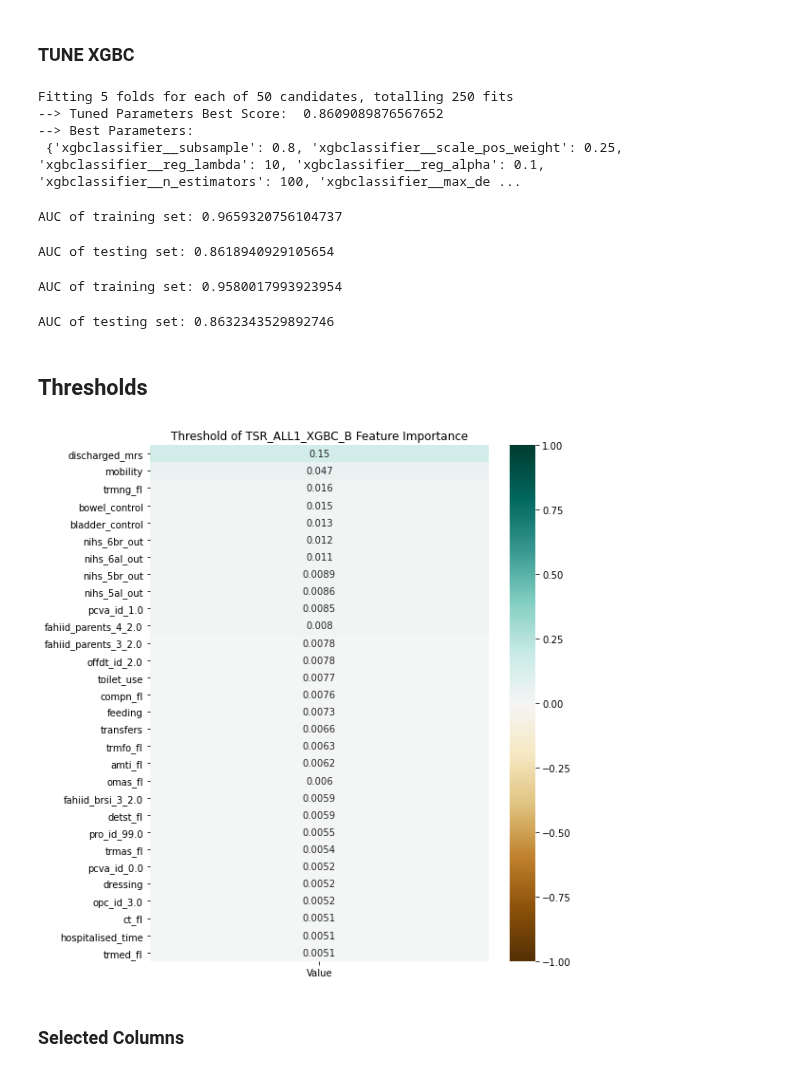
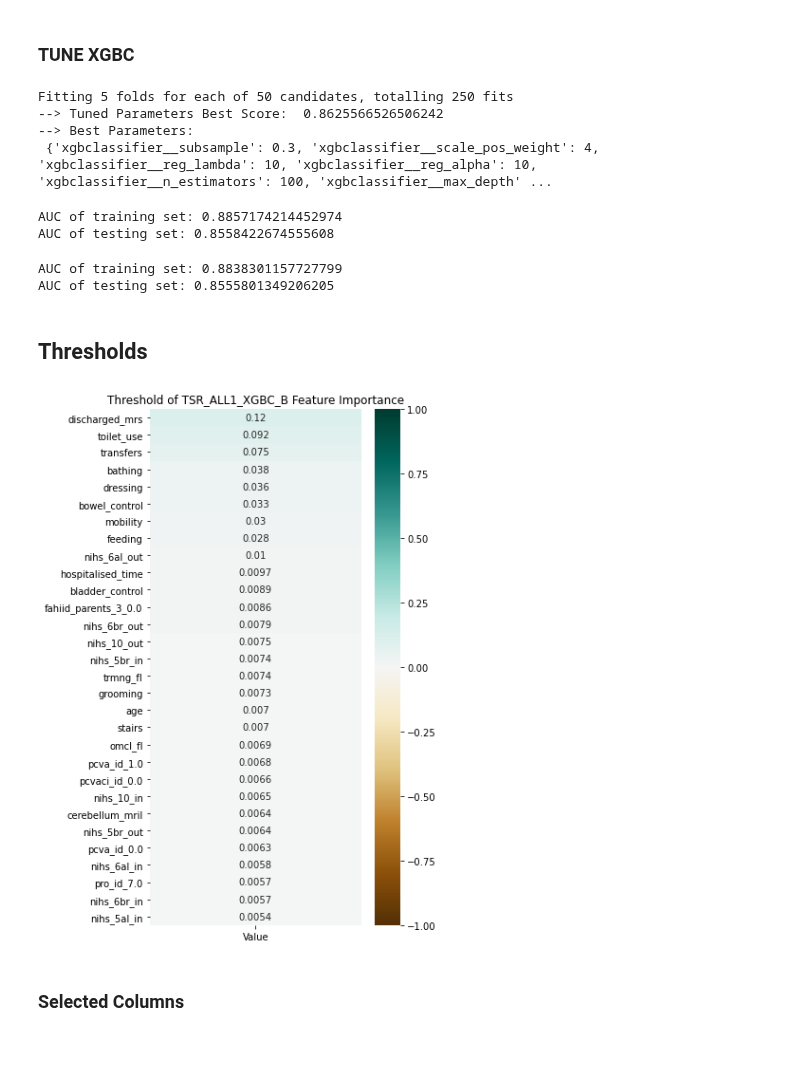
Before and after one commit to sn987532159/TSR_ML, a Jupyter notebook: result/TSR_ALL/BackUp1.ipynb, the cells around one changed output. Saved outputs shown, nothing was run; the diff lists cells and outputs as text; code cells hidden in the pictures.

```diff
--- a/result/TSR_ALL/BackUp1.ipynb
+++ b/result/TSR_ALL/BackUp1.ipynb
@@ -16,7 +16,7 @@ import seaborn as sns
 # %% [markdown]
 # Import datasets
 # %%
-csv_path = os.path.join("..", "..", "data","LINKED_DATA", "TSR_ALL", "TSR_ALL1", "TSR_ALL1_MICE1.csv")
+csv_path = os.path.join("..", "..", "data","LINKED_DATA", "TSR_ALL", "TSR_ALL1", "TSR_ALL1_MICE2.csv")
 tsr_all1_df = pd.read_csv(csv_path)
 tsr_all1_df.shape
 # %% [output]
@@ -939,9 +936,9 @@ print("--> Tuned Parameters Best Score: ", xgbcB_rsCV.best_score_)
 print("--> Best Parameters: \n", xgbcB_rsCV.best_params_)
 # %% [output]
 Fitting 5 folds for each of 50 candidates, totalling 250 fits
---> Tuned Parameters Best Score:  0.8609089876567652
+--> Tuned Parameters Best Score:  0.8625566526506242
 --> Best Parameters:
- {'xgbclassifier__subsample': 0.8, 'xgbclassifier__scale_pos_weight': 0.25, 'xgbclassifier__reg_lambda': 10, 'xgbclassifier__reg_alpha': 0.1, 'xgbclassifier__n_estimators': 100, 'xgbclassifier__max_de ...
+ {'xgbclassifier__subsample': 0.3, 'xgbclassifier__scale_pos_weight': 4, 'xgbclassifier__reg_lambda': 10, 'xgbclassifier__reg_alpha': 10, 'xgbclassifier__n_estimators': 100, 'xgbclassifier__max_depth' ...
 # %%
 B_y_train_pred = xgbcB_rsCV.predict_proba(B_X_train)
 fpr, tpr, thresholds = roc_curve(B_y_train, B_y_train_pred[:, 1])
@@ -953,8 +950,8 @@ fpr, tpr, thresholds = roc_curve(B_y_test, B_y_test_pred[:, 1])
 B_test_auroc_tuned = auc(fpr, tpr)
 print('AUC of testing set:', B_test_auroc_tuned)
 # %% [output]
-AUC of training set: 0.9659320756104737
+AUC of training set: 0.8857174214452974
+AUC of testing set: 0.8558422674555608
-AUC of testing set: 0.8618940929105654
 # %%
 xgbcB_cccv = CalibratedClassifierCV(base_estimator=xgbcB_rsCV.best_estimator_, cv=5)
 xgbcB_ccCV = xgbcB_cccv.fit(B_X_train, B_y_train)
@@ -969,33 +966,32 @@ fpr, tpr, thresholds = roc_curve(B_y_test, B_y_test_pred[:, 1])
 B_test_auroc_cc = auc(fpr, tpr)
 print('AUC of testing set:', B_test_auroc_cc)
 # %% [output]
-AUC of training set: 0.9580017993923954
+AUC of training set: 0.8838301157727799
+AUC of testing set: 0.8555801349206205
-AUC of testing set: 0.8632343529892746
 # %% [markdown]
 ## Thresholds
 # %%
 xgbcB_sigma = xgbcB_rsCV.best_estimator_._final_estimator.feature_importances_
 xgbcB_sigma_df = pd.DataFrame(xgbcB_sigma)
 xgbcB_sigma_df.index = B_x_train_columns
 xgbcB_sigma_df.columns = (["Value"])
 xgbcB_sigma_plot = xgbcB_sigma_df.sort_values(["Value"], ascending=False).head(30)
-xgbcB_sigma_plot.index = (["Discharged mRS", "BI_mobility", "Inhospitalised treatment-nasogastric tube",
-                           "BI_bowel_control", "BI_bladder_control", "Discharged NIHSS_6br", "Discharged NIHSS_6al",
-                           "Discharged NIHSS_5br", "Discharged NIHSS_5al", "Previous CVA_1", "Parents having stroke or TIA_2",
-                           "Parents having ischemic stroke_2", "Destination after discharged_2", "BI_toilet_use",
-                           "Pneumonia", "BI_feeding", "BI_transfers", "Inhospitalised treatment-foley",
-                           "Ticlopidine before admitted", "Aspirin after discharged", "Siblings having ischemic stroke_2",
-                           "Stroke-in-evolution (NIHSS≧2)", "Profession_99", "Inhospitalised treatment-aspirin",
-                           "Previous CVA_0", "BI_dressing", "Ways of admission_3", "CT no finding", "Inhospitalised duration",
-                           "Inhospitalised treatment-education about stroke"])
+xgbcB_sigma_plot.index = (["Discharged mRS", "BI_toilet_use", "BI_transfers", "BI_bathing", "BI_dressing",
+                           "BI_bowel_control", "BI_mobility", "BI_feeding", "Discharged NIHSS_6al",
+                           "Inhospitalised duration", "BI_bladder_control", "Parents having ischemic stroke_0",
+                           "Discharged NIHSS_6br", "Discharged NIHSS_10", "Admitted NIHSS_5br",
+                           "Inhospitalised treatment-nasogastric tube", "BI_grooming", "Age", "BI_stairs",
+                           "Clopidogrel after discharged", "Previous CVA_1", "Previous cerebral infraction_0",
+                           "Admitted NIHSS_10", "MRI_cerebellum_left", "Discharged NIHSS_5br", "Previous CVA_0",
+                           "Admitted NIHSS_6al", "Profession_7", "Admitted NIHSS_6br", "Admitted NIHSS_5al"])
 
 plt.figure(figsize=(5, 10))
 sns.heatmap(xgbcB_sigma_plot, vmin=-1, vmax=1, annot=True, cmap='BrBG')
 plt.title('Threshold of TSR_ALL1_XGBC_B Feature Importance')
 plt.savefig('INFO/TSR_ALL1/xgbcB1_sigma_df.png')
 plt.show()
 # %% [output]
-[figure, old version]
+[figure, new version]
 # %% [markdown]
 ### Selected Columns
 # %%
```
Also changed, not shown: parts of 34 cells of this notebook, 1 other file.
